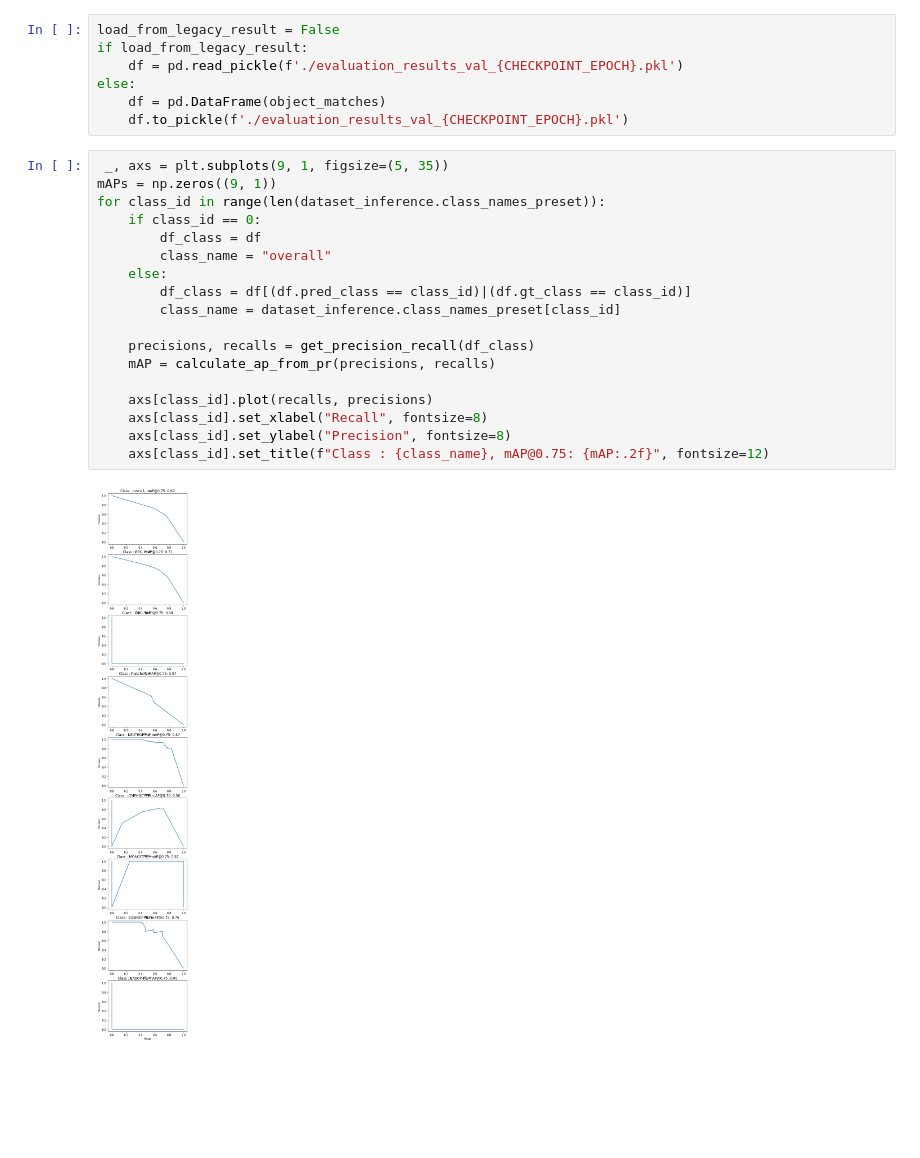
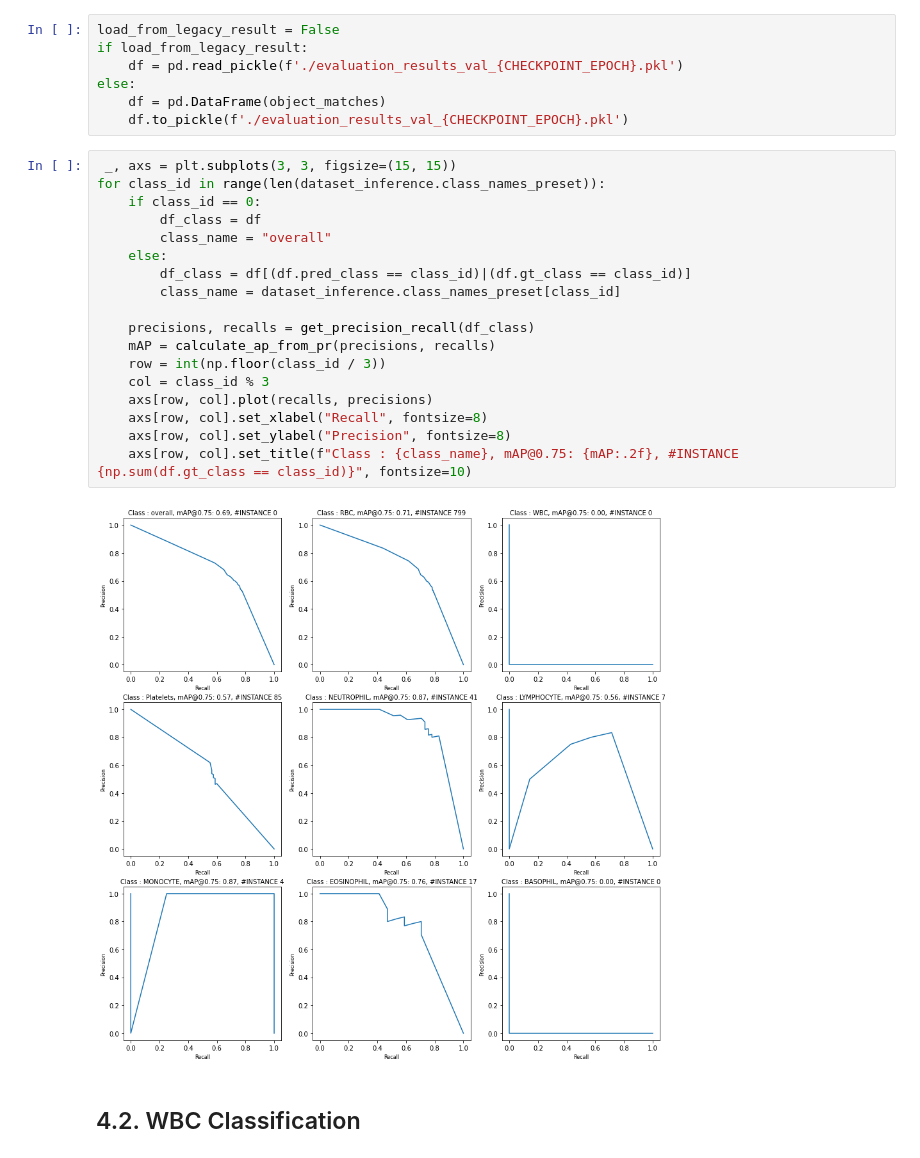
Before and after one commit to GanJiayu/X_DL_BloodCell, a Jupyter notebook: notebooks/2 - Evaluate_maskrcnn.ipynb, the cells around one changed output. Drawn from its saved outputs; the diff is of its cells as text; blank space fills up the shorter version.

Commit message:
Evaluation on WBC classification

```diff
--- a/notebooks/2 - Evaluate_maskrcnn.ipynb
+++ b/notebooks/2 - Evaluate_maskrcnn.ipynb
@@ -245,22 +243,24 @@ else:
     df = pd.DataFrame(object_matches)
     df.to_pickle(f'./evaluation_results_val_{CHECKPOINT_EPOCH}.pkl')
 # %%
- _, axs = plt.subplots(9, 1, figsize=(5, 35))
-mAPs = np.zeros((9, 1))
+ _, axs = plt.subplots(3, 3, figsize=(15, 15))
 for class_id in range(len(dataset_inference.class_names_preset)):
     if class_id == 0:
         df_class = df
         class_name = "overall"
     else:
         df_class = df[(df.pred_class == class_id)|(df.gt_class == class_id)]
         class_name = dataset_inference.class_names_preset[class_id]
 
     precisions, recalls = get_precision_recall(df_class)
     mAP = calculate_ap_from_pr(precisions, recalls)
-
-    axs[class_id].plot(recalls, precisions)
-    axs[class_id].set_xlabel("Recall", fontsize=8)
-    axs[class_id].set_ylabel("Precision", fontsize=8)
-    axs[class_id].set_title(f"Class : {class_name}, mAP@0.75: {mAP:.2f}", fontsize=12)
+    row = int(np.floor(class_id / 3))
+    col = class_id % 3
+    axs[row, col].plot(recalls, precisions)
+    axs[row, col].set_xlabel("Recall", fontsize=8)
+    axs[row, col].set_ylabel("Precision", fontsize=8)
+    axs[row, col].set_title(f"Class : {class_name}, mAP@0.75: {mAP:.2f}, #INSTANCE {np.sum(df.gt_class == class_id)}", fontsize=10)
 # %% [output]
-[figure, old version]
+[figure, new version]
+# %% [markdown]
+## 4.2. WBC Classification
```
Also changed, not shown: parts of 5 cells of this notebook.
